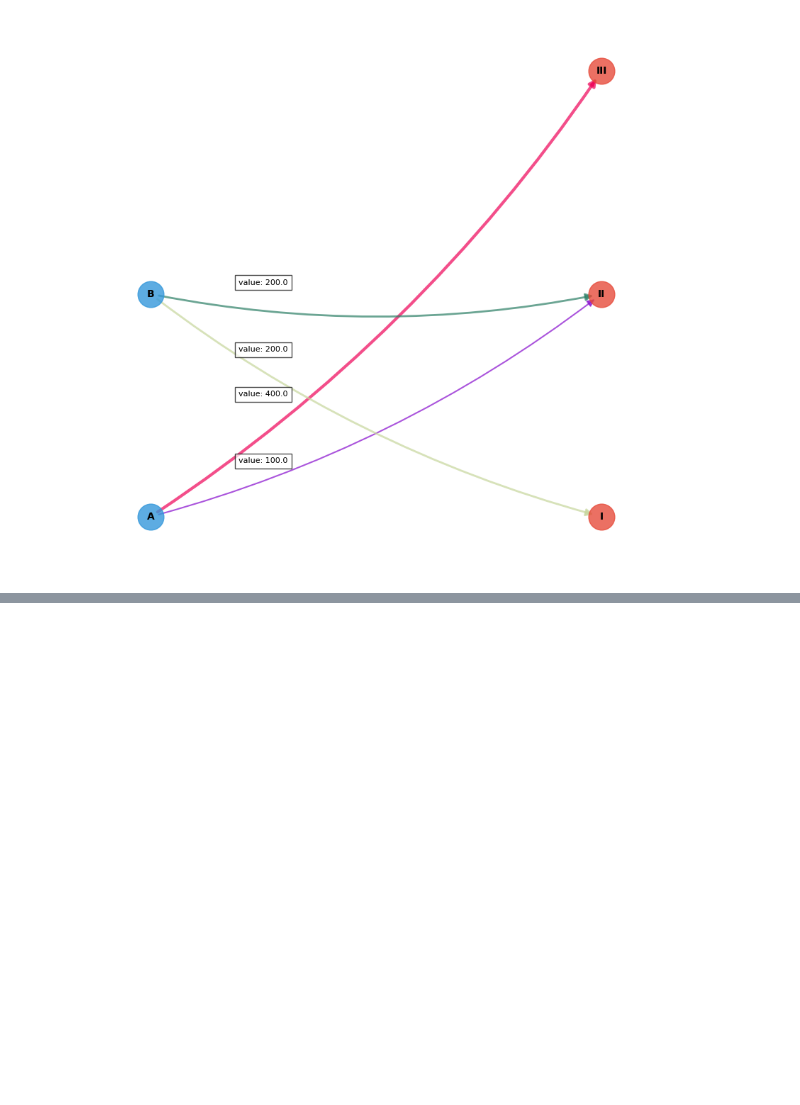
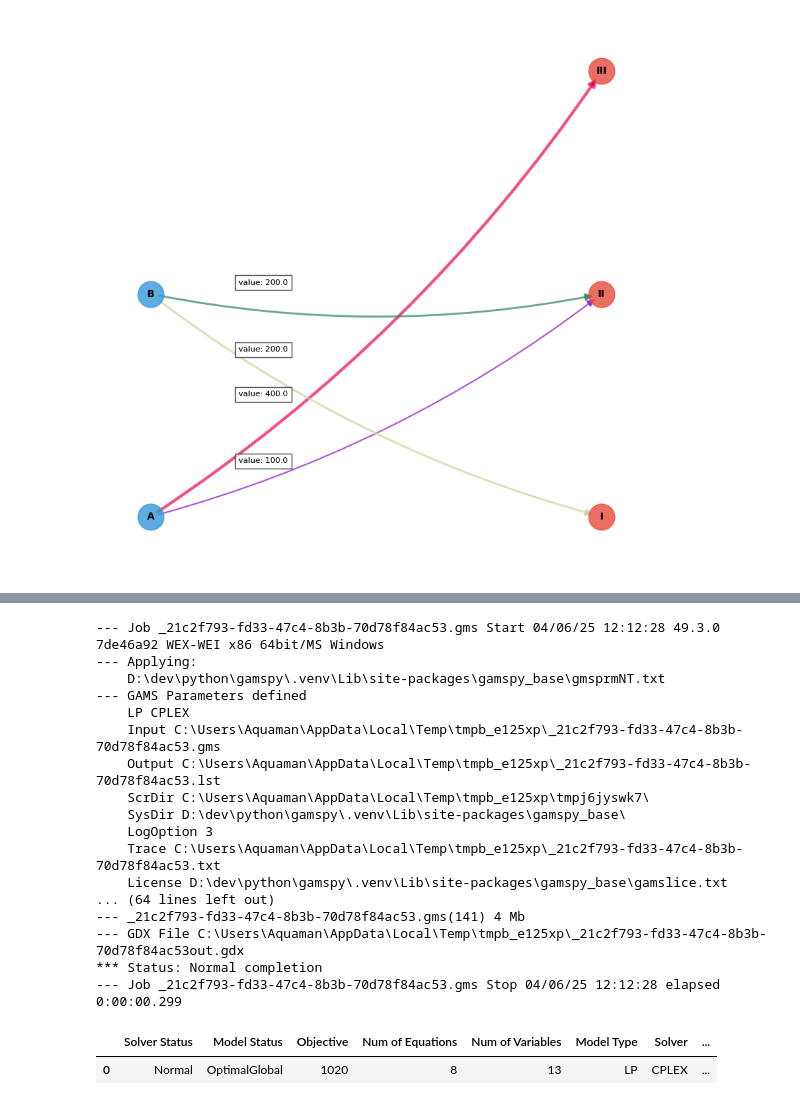
Before and after one commit to MauroGonzalez51/gamspy, a Jupyter notebook: transport_inclass.ipynb, the cells around one changed output, grey strips where cells are left out. Drawn from its saved outputs; the diff is of its cells as text; code cells hidden in the pictures; blank space fills up the shorter version.

```diff
--- a/transport_inclass.ipynb
+++ b/transport_inclass.ipynb
@@ -98,0 +136,19 @@ plt.show()
+# %%
+offer = Parameter(container=container, name='offer', domain=[factories],
+                  records=[['Planta 1', 35], ['Planta 2', 50], ['Planta 3', 40]])
+
+demand = Parameter(container=container, name='demand', domain=[cities],
+                   records=[['Ciudad 1', 45], ['Ciudad 2', 20], ['Ciudad 3', 30], ['Ciudad 4', 30]])
+
+cost = Parameter(container=container, name='cost', domain=[factories, cities], records=[
+    ['Planta 1', 'Ciudad 1', 8], ['Planta 1', 'Ciudad 2', 6], [
+        'Planta 1', 'Ciudad 3', 10], ['Planta 1', 'Ciudad 4', 9],
+
+    ['Planta 2', 'Ciudad 1', 9], ['Planta 2', 'Ciudad 2', 12], [
+        'Planta 2', 'Ciudad 3', 13], ['Planta 2', 'Ciudad 4', 7],
+
+    ['Planta 3', 'Ciudad 1', 14], ['Planta 3', 'Ciudad 2', 9], [
+        'Planta 3', 'Ciudad 3', 16], ['Planta 3', 'Ciudad 4', 5],
+])
+
+offer, demand, cost
@@ -98,0 +166,11 @@ plt.show()
+# %%
+supply_equation = Equation(
+    container=container, name='supply_equation', domain=[factories])
+demand_equation = Equation(
+    container=container, name='demand_equation', domain=[cities])
+
+supply_equation[factories] = Sum(cities, x[factories, cities]) <= offer[factories]
+demand_equation[cities] = Sum(factories, x[factories, cities]) >= demand[cities]
+objective = Sum((factories, cities), cost[factories, cities] * x[factories, cities])
+
+supply_equation, demand_equation, objective
@@ -98,0 +181,25 @@ plt.show()
+# %%
+transport = Model(container=container, name='transport', equations=container.getEquations(
+), problem='LP', sense=Sense.MIN, objective=objective)
+# %%
+transport.solve(output=sys.stdout, options=Options(equation_listing_limit=10, variable_listing_limit=10))
+# %% [output]
+--- Job _21c2f793-fd33-47c4-8b3b-70d78f84ac53.gms Start 04/06/25 12:12:28 49.3.0 7de46a92 WEX-WEI x86 64bit/MS Windows
+--- Applying:
+    D:\dev\python\gamspy\.venv\Lib\site-packages\gamspy_base\gmsprmNT.txt
+--- GAMS Parameters defined
+    LP CPLEX
+    Input C:\Users\Aquaman\AppData\Local\Temp\tmpb_e125xp\_21c2f793-fd33-47c4-8b3b-70d78f84ac53.gms
+    Output C:\Users\Aquaman\AppData\Local\Temp\tmpb_e125xp\_21c2f793-fd33-47c4-8b3b-70d78f84ac53.lst
+    ScrDir C:\Users\Aquaman\AppData\Local\Temp\tmpb_e125xp\tmpj6jyswk7\
+    SysDir D:\dev\python\gamspy\.venv\Lib\site-packages\gamspy_base\
+    LogOption 3
+    Trace C:\Users\Aquaman\AppData\Local\Temp\tmpb_e125xp\_21c2f793-fd33-47c4-8b3b-70d78f84ac53.txt
+    License D:\dev\python\gamspy\.venv\Lib\site-packages\gamspy_base\gamslice.txt
+... (64 lines left out)
+--- _21c2f793-fd33-47c4-8b3b-70d78f84ac53.gms(141) 4 Mb
+--- GDX File C:\Users\Aquaman\AppData\Local\Temp\tmpb_e125xp\_21c2f793-fd33-47c4-8b3b-70d78f84ac53out.gdx
+*** Status: Normal completion
+--- Job _21c2f793-fd33-47c4-8b3b-70d78f84ac53.gms Stop 04/06/25 12:12:28 elapsed 0:00:00.299
+|  | Solver Status | Model Status | Objective | Num of Equations | Num of Variables | Model Type | Solver | ... |
+| 0 | Normal | OptimalGlobal | 1020 | 8 | 13 | LP | CPLEX | ... |
```
Also changed, not shown: parts of 9 cells of this notebook.
